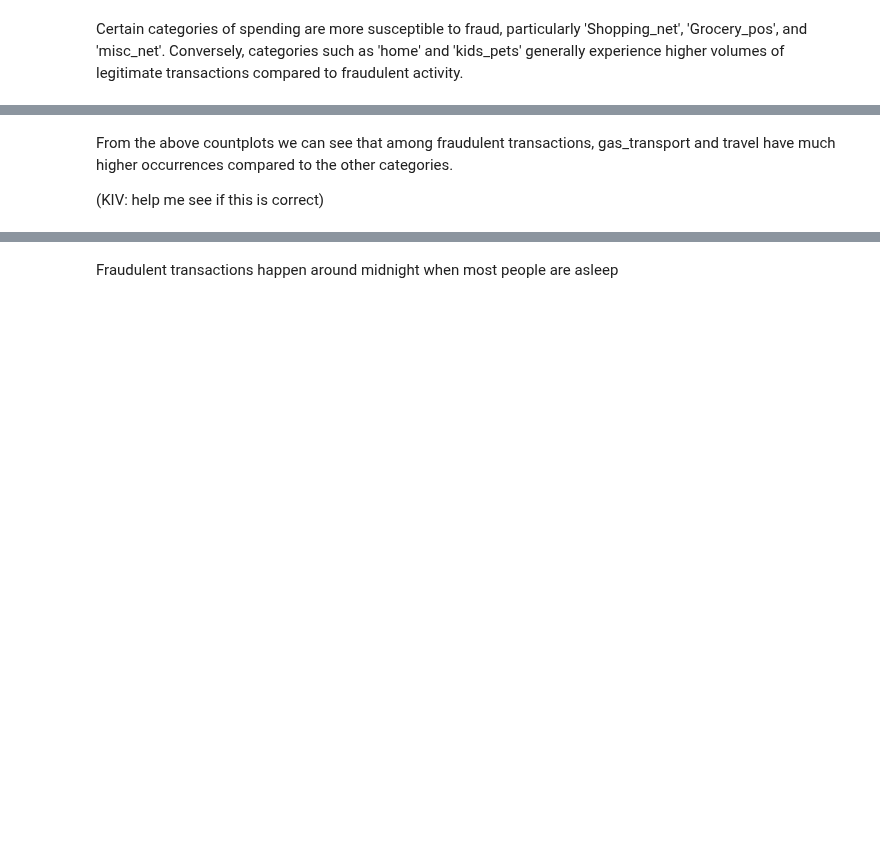
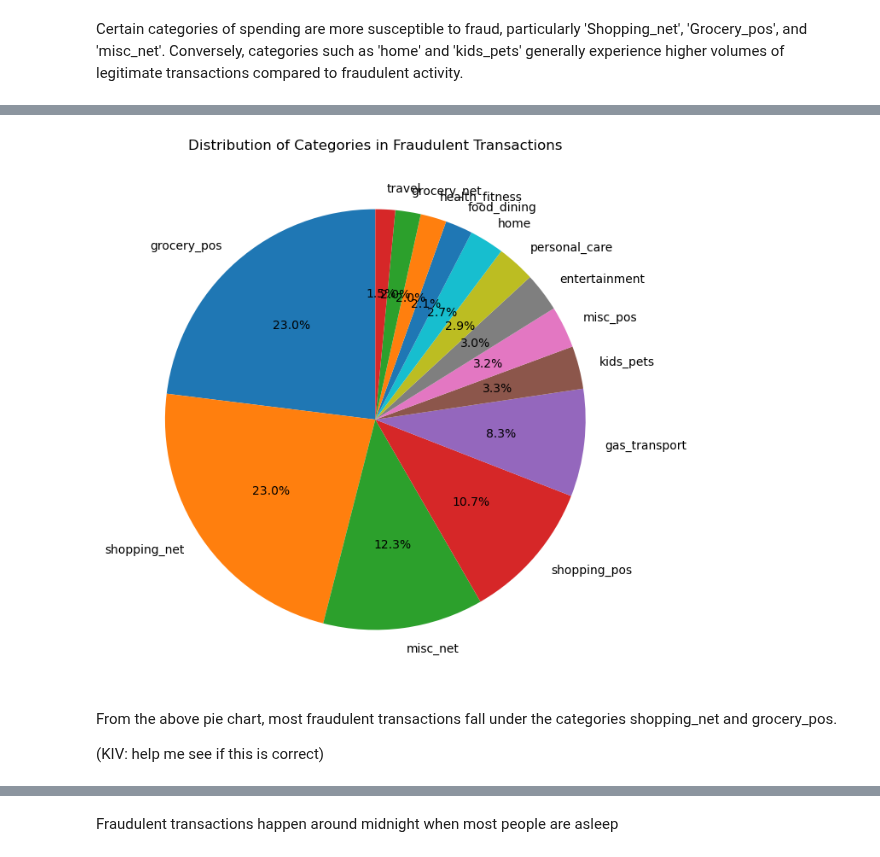
Before and after one commit to jwjwwjwj/BT4012, a Jupyter notebook: main.ipynb, the cells around one changed output, grey strips where cells are left out. Cells and saved outputs as stored; diff of their text form; code cells hidden in the pictures; blank space fills up the shorter version.

```diff
--- a/main.ipynb
+++ b/main.ipynb
@@ -392,4 +395,15 @@ Text(0.5, 1.0, 'Non-Fraudulent Transactions')
+# %%
+# visualize categories for fraudulent transactions as pie charts instead
+category_counts = train_fraudulent['category'].value_counts()
+
+plt.figure(figsize=(8,8))
+plt.pie(category_counts, labels= category_counts.index, autopct='%1.1f%%', startangle=90)
+plt.title('Distribution of Categories in Fraudulent Transactions')
+
+plt.show()
+# %% [output]
+[figure, added]
 # %% [markdown]
-From the above countplots we can see that among fraudulent transactions, gas_transport and travel have much higher occurrences compared to the other categories.
+From the above pie chart, most fraudulent transactions fall under the categories shopping_net and grocery_pos.
 
 (KIV: help me see if this is correct)
```
Also changed, not shown: parts of 29 cells of this notebook.
